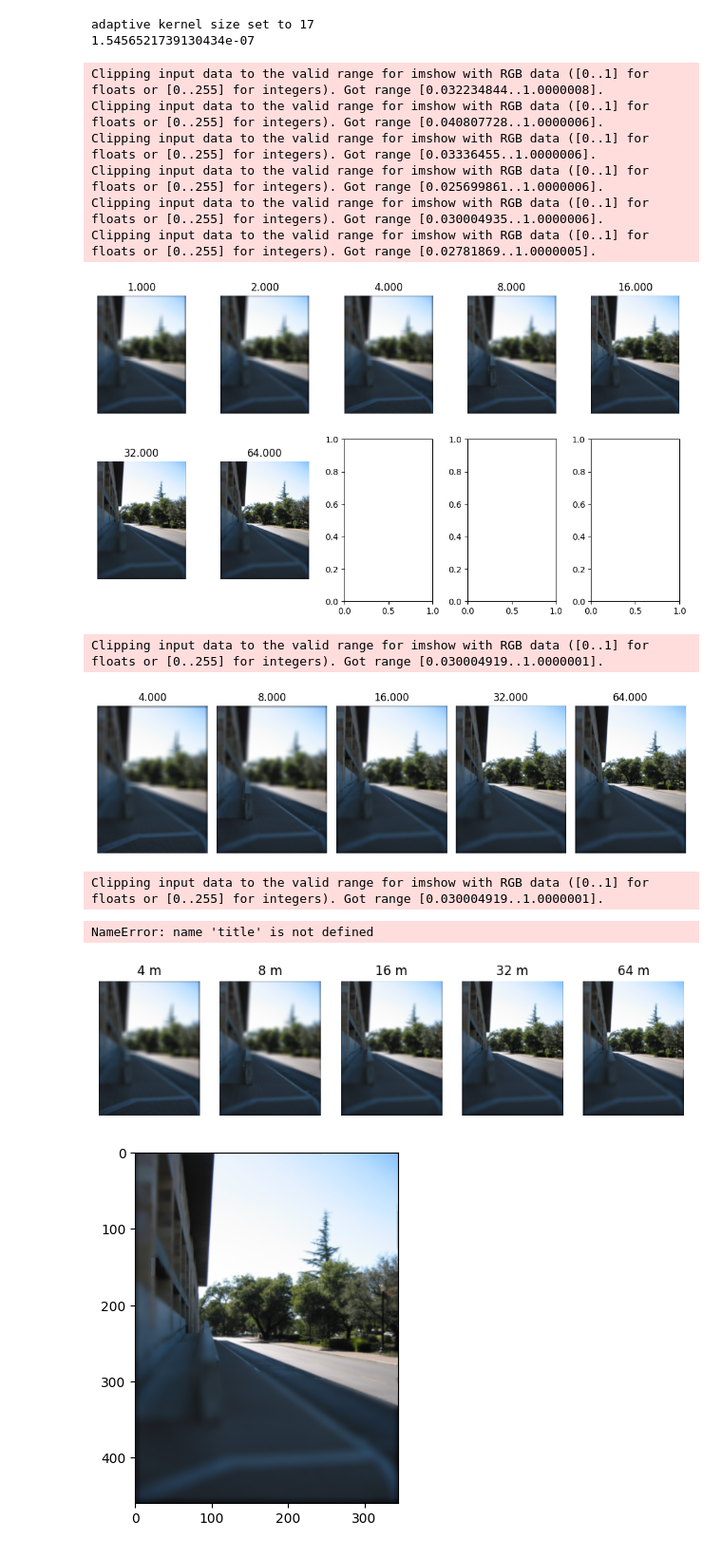
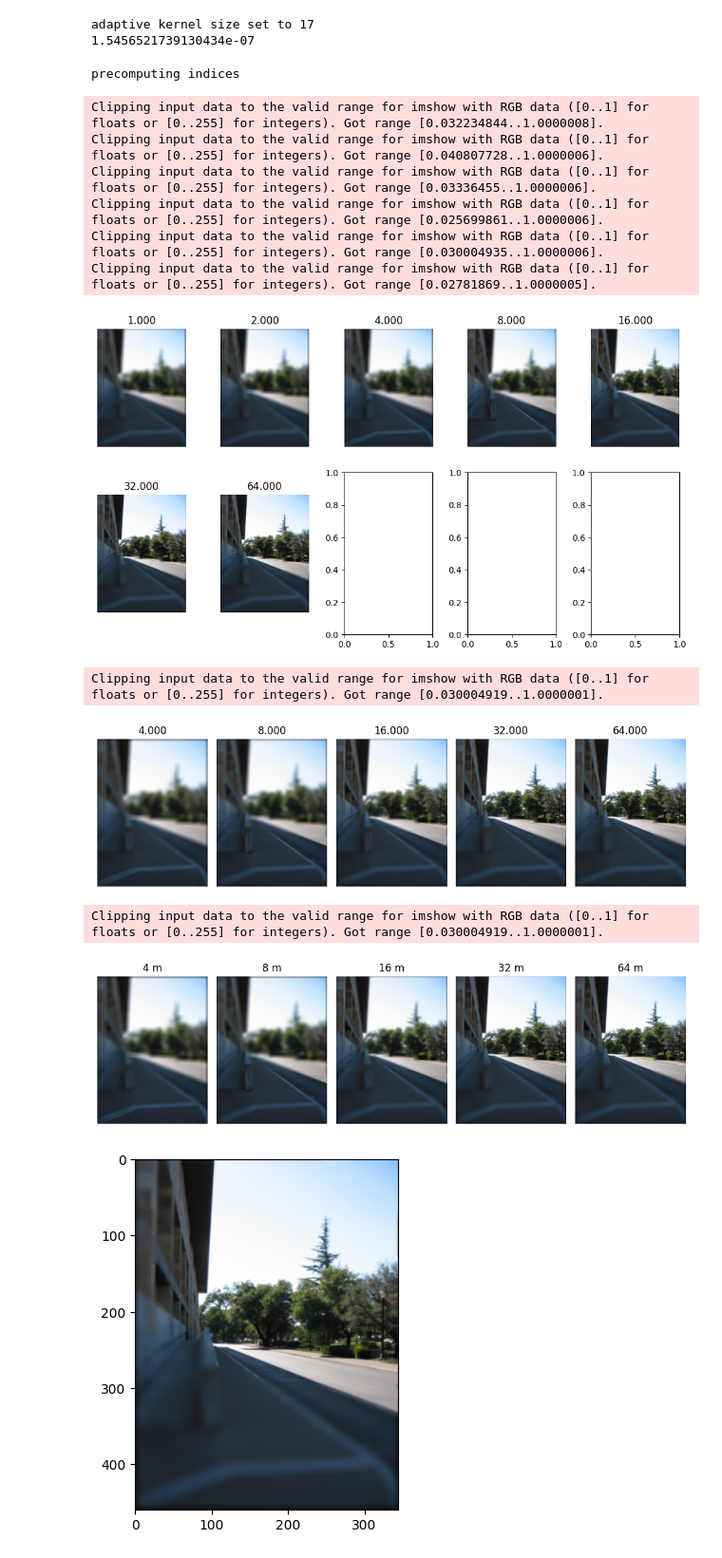
Before and after one commit to hollyjackson/dfd, a Jupyter notebook: dfd-Make3D.ipynb, the cells around one changed output. Shown at 95% size. Drawn from its saved outputs; the diff is of its cells as text; code cells hidden in the pictures.

Commit message:
make3d loader

```diff
--- a/dfd-Make3D.ipynb
+++ b/dfd-Make3D.ipynb
@@ -17,7 +18,7 @@ import torch
 globals.init_Make3D()
 
 IMAGE_RANGE = 255.
-gt_aif, gt_dpt = utils.load_single_sample_Make3D(img_name='img-060705-17.10.14-p-018t000.jpg', data_dir = "/data/holly_jackson/")
+gt_aif, gt_dpt = dataset_loader.load_single_sample_Make3D(img_name='img-060705-17.10.14-p-018t000.jpg', data_dir = "/data/holly_jackson/")
 gt_aif = gt_aif * IMAGE_RANGE
 
 
@@ -57,52 +58,52 @@ adaptive kernel size set to 17
 # %%
 # forward model (torch)
 # FORWARD_KERNEL_TYPE = 'gaussian'
-# defocus_stack = forward_model.forward(gt_dpt_resized, gt_aif)
+defocus_stack = forward_model.forward(gt_dpt_resized, gt_aif)
 # defocus_stack_torch = forward_model.forward_torch(gt_dpt, gt_aif, kernel=FORWARD_KERNEL_TYPE)#.float() / 255.0)
 utils.plot_single_stack(defocus_stack / IMAGE_RANGE, globals.Df)
 
 utils.plot_single_stack(defocus_stack[2:] / IMAGE_RANGE, globals.Df[2:])
 
 import math
 recon = defocus_stack[2:] / IMAGE_RANGE
 setting = globals.Df[2:]
 recon_max = None
 
 num_images = len(recon)
 cols = 5
 rows = math.ceil(len(recon) / cols)
 
 fig, axes = plt.subplots(rows, cols, figsize=(cols * 2, rows * 3))
 if rows == 1:
     axes = np.array([axes])  # make it a list for consistency
 axes = axes.flatten()
 
 for i in range(num_images):
     if recon_max is None:
         recon_max = recon[i].max()
     axes[i].imshow(recon[i] / recon_max)
     axes[i].axis('off')
     axes[i].set_title(f"{setting[i]:.0f} m")
 
-if title:
-    fig.suptitle(title)
+# if title:
+#     fig.suptitle(title)
 
 plt.tight_layout()
 plt.savefig("focal_stack_example.png", dpi=800, bbox_inches="tight", pad_inches=0)
 plt.show()
 # %% [output]
-Clipping input data to the valid range for imshow with RGB data ([0..1] for floats or [0..255] for integers). Got range [0.032234844..1.0000008].
-Clipping input data to the valid range for imshow with RGB data ([0..1] for floats or [0..255] for integers). Got range [0.040807728..1.0000006].
-Clipping input data to the valid range for imshow with RGB data ([0..1] for floats or [0..255] for integers). Got range [0.03336455..1.0000006].
-Clipping input data to the valid range for imshow with RGB data ([0..1] for floats or [0..255] for integers). Got range [0.025699861..1.0000006].
-Clipping input data to the valid range for imshow with RGB data ([0..1] for floats or [0..255] for integers). Got range [0.030004935..1.0000006].
-Clipping input data to the valid range for imshow with RGB data ([0..1] for floats or [0..255] for integers). Got range [0.02781869..1.0000005].
+precomputing indices
+Clipping input data to the valid range for imshow with RGB data ([0..1] for floats or [0..255] for integers). Got range [0.032234844..1.0000008].
+Clipping input data to the valid range for imshow with RGB data ([0..1] for floats or [0..255] for integers). Got range [0.040807728..1.0000006].
+Clipping input data to the valid range for imshow with RGB data ([0..1] for floats or [0..255] for integers). Got range [0.03336455..1.0000006].
+Clipping input data to the valid range for imshow with RGB data ([0..1] for floats or [0..255] for integers). Got range [0.025699861..1.0000006].
+Clipping input data to the valid range for imshow with RGB data ([0..1] for floats or [0..255] for integers). Got range [0.030004935..1.0000006].
+Clipping input data to the valid range for imshow with RGB data ([0..1] for floats or [0..255] for integers). Got range [0.02781869..1.0000005].
 [figure]
-Clipping input data to the valid range for imshow with RGB data ([0..1] for floats or [0..255] for integers). Got range [0.030004919..1.0000001].
+Clipping input data to the valid range for imshow with RGB data ([0..1] for floats or [0..255] for integers). Got range [0.030004919..1.0000001].
 [figure]
-Clipping input data to the valid range for imshow with RGB data ([0..1] for floats or [0..255] for integers). Got range [0.030004919..1.0000001].
-NameError: name 'title' is not defined
+Clipping input data to the valid range for imshow with RGB data ([0..1] for floats or [0..255] for integers). Got range [0.030004919..1.0000001].
-[figure, old version]
+[figure, new version]
 # %%
 # AIF initialization
 
```
Also changed, not shown: parts of 2 cells of this notebook, 2 other files.
